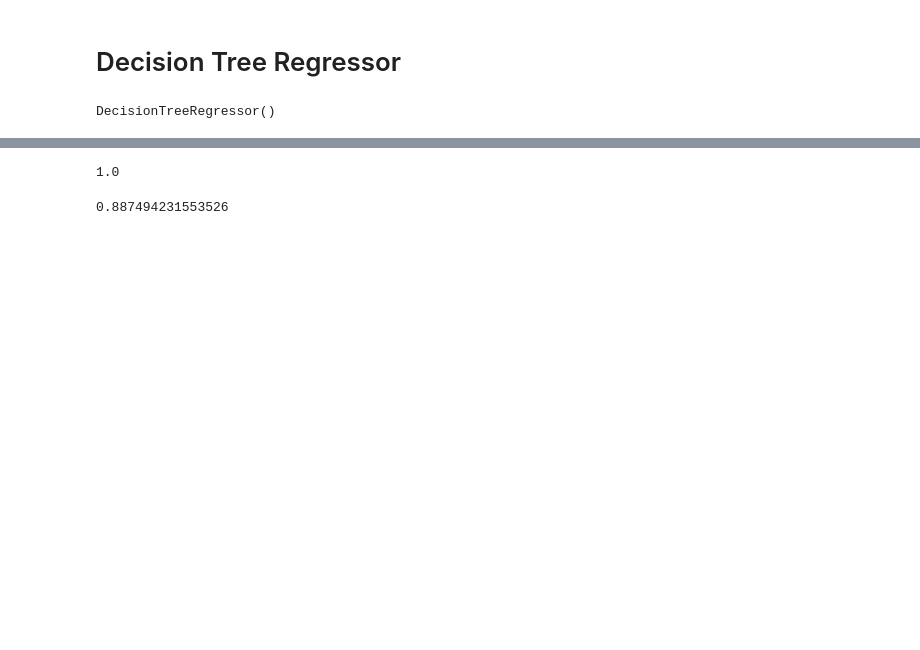
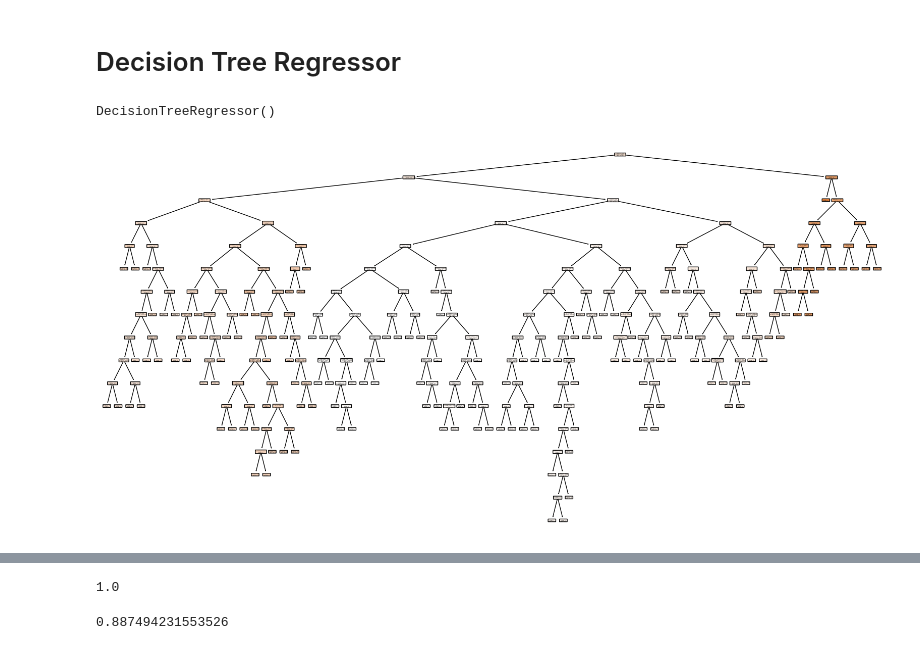
Before and after one commit to sukrutimallesh/Car-price-prediction-model, a Jupyter notebook: car_prediction_model/data_cleaning.ipynb, the cells around one changed output, grey strips where cells are left out. Saved outputs shown, nothing was run; the diff lists cells and outputs as text; code cells hidden in the pictures; blank space fills up the shorter version.

Commit message:
working on decision tree

```diff
--- a/car_prediction_model/data_cleaning.ipynb
+++ b/car_prediction_model/data_cleaning.ipynb
@@ -786,31 +789,0 @@ lasso.score(X_test, y_test)
-# %%
-# Define RidgeCV model with a range of alpha values
-ridge_cv = RidgeCV(alphas=[0.1, 1.0, 10.0], cv=10)
-
-# Fit the model
-ridge_cv.fit(X_train, y_train)
-
-# Visualize the mean squared error for the selected alpha value
-plt.figure()
-plt.plot(ridge_cv.alphas, ridge_cv.cv_values_.mean(axis=0), color='blue')
-plt.xlabel('Alpha')
-plt.ylabel('Mean Squared Error')
-plt.title('Mean Squared Error vs Alpha')
-plt.show()
-
-# Print the best alpha value
-print(f"Best alpha: {ridge_cv.alpha_}")
-
-# Perform cross-validation with the best alpha
-ridge = Ridge(alpha=ridge_cv.alpha_)
-mse_scores = cross_val_score(ridge, X_train, y_train, cv=10, scoring='neg_mean_squared_error')
-
-# Convert negative MSE scores to positive
-mse_scores = -mse_scores
-
-# Print MSE scores for each fold
-print("Mean Squared Error from Cross-Validation:")
-print(mse_scores)
-
-# Average cross-validation score
-print(f"Average MSE: {np.mean(mse_scores)}")
@@ -824,3 +794,10 @@ dtr = DecisionTreeRegressor()
 dtr.fit(X_train, y_train)
 # %% [output]
 DecisionTreeRegressor()
+# %%
+# Visualize the decision tree
+plt.figure(figsize=(20,10))  # Set the figure size
+plot_tree(dtr, filled=True, feature_names=X_train.columns, rounded=True)
+plt.show()
+# %% [output]
+[figure, added]
```
Also changed, not shown: parts of 11 cells of this notebook.
